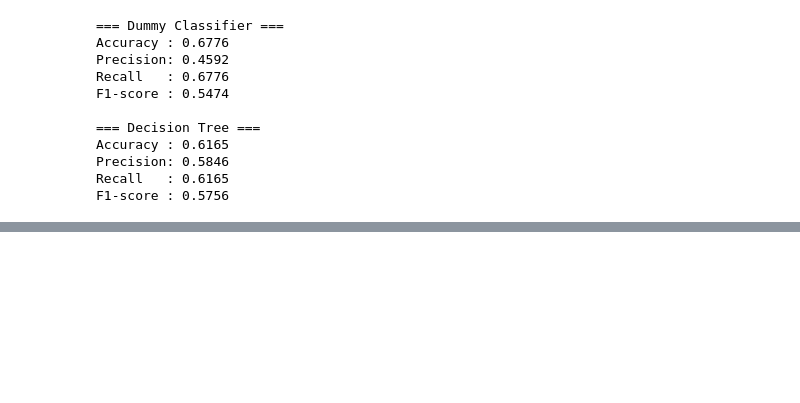
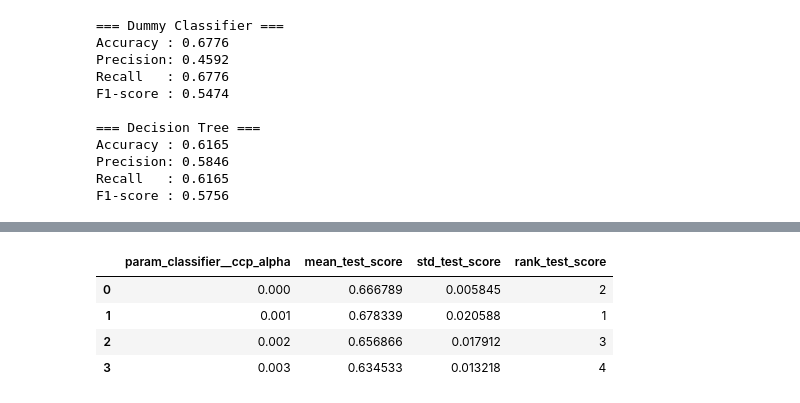
Before and after one commit to ncsalam/Animal-Health-Incidents-ML-, a Jupyter notebook: CSC522_Final_Project.ipynb, the cells around one changed output, grey strips where cells are left out. Cells and saved outputs as stored; diff of their text form; code cells hidden in the pictures; blank space fills up the shorter version.

```diff
--- a/CSC522_Final_Project.ipynb
+++ b/CSC522_Final_Project.ipynb
@@ -685,0 +738,8 @@ F1-score : 0.5756
+# %%
+explore_single_hp_values(dt_pipeline, alpha_key, [0.0, 0.001, 0.002, 0.003], X_train, y_train, k_fold, 'f1_weighted')
+# %% [output]
+|  | param_classifier__ccp_alpha | mean_test_score | std_test_score | rank_test_score |
+| 0 | 0.000 | 0.666789 | 0.005845 | 2 |
+| 1 | 0.001 | 0.678339 | 0.020588 | 1 |
+| 2 | 0.002 | 0.656866 | 0.017912 | 3 |
+| 3 | 0.003 | 0.634533 | 0.013218 | 4 |
```
Also changed, not shown: parts of 27 cells of this notebook.
